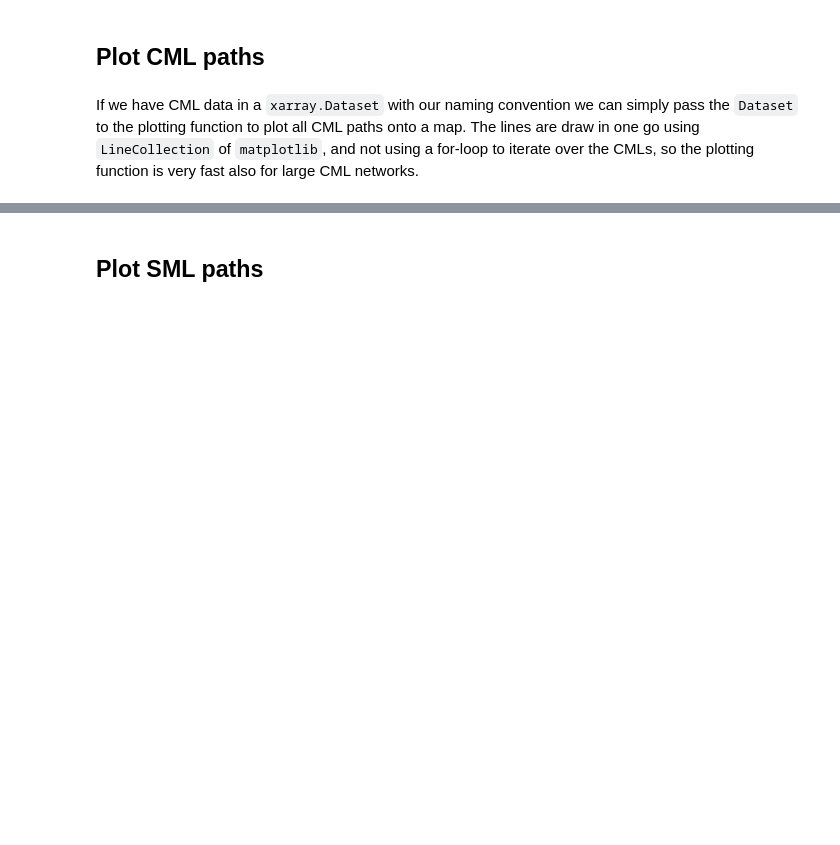
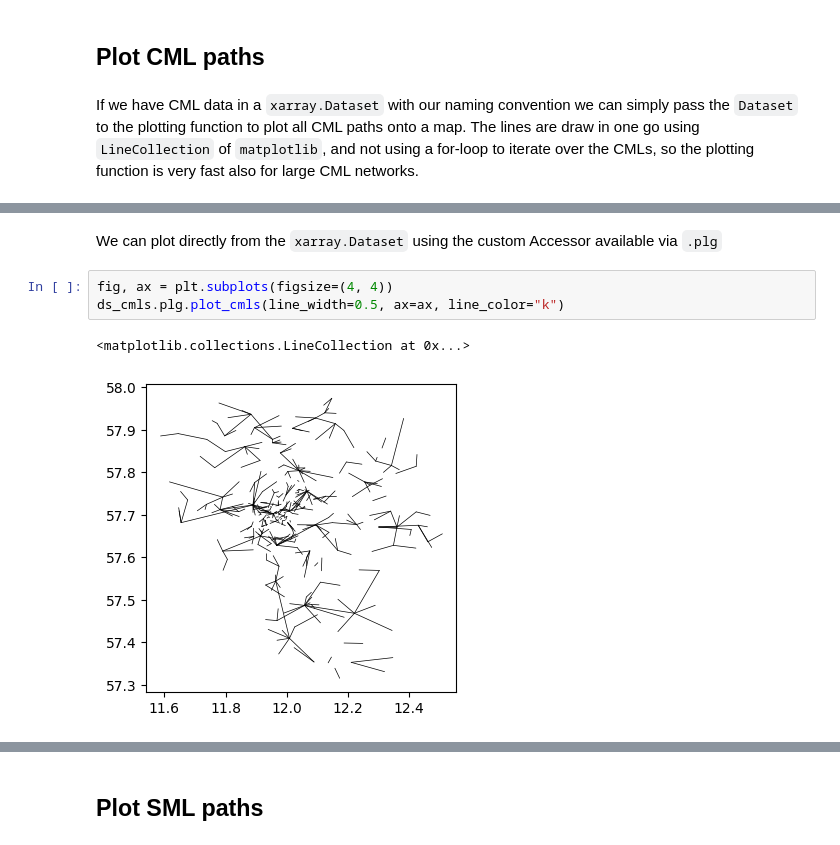
Before and after one commit to OpenSenseAction/poligrain, a Jupyter notebook: docs/notebooks/Plotting.ipynb, the cells around one changed output, grey strips where cells are left out. Saved outputs shown, nothing was run; the diff lists cells and outputs as text; blank space fills up the shorter version.

```diff
--- a/docs/notebooks/Plotting.ipynb
+++ b/docs/notebooks/Plotting.ipynb
@@ -26 +22,9 @@ lines = plg.plot_map.plot_lines(ds_cmls, line_width=0.5, ax=ax, line_color="b");
+# %% [markdown]
+We can plot directly from the `xarray.Dataset` using the custom Accessor available via `.plg`
+# %%
+fig, ax = plt.subplots(figsize=(4, 4))
+ds_cmls.plg.plot_cmls(line_width=0.5, ax=ax, line_color="k")
+# %% [output]
+<matplotlib.collections.LineCollection at 0x...>
+[figure, added]
 # %% [markdown]
```
Also changed, not shown: parts of 8 cells of this notebook, 5 other files.
